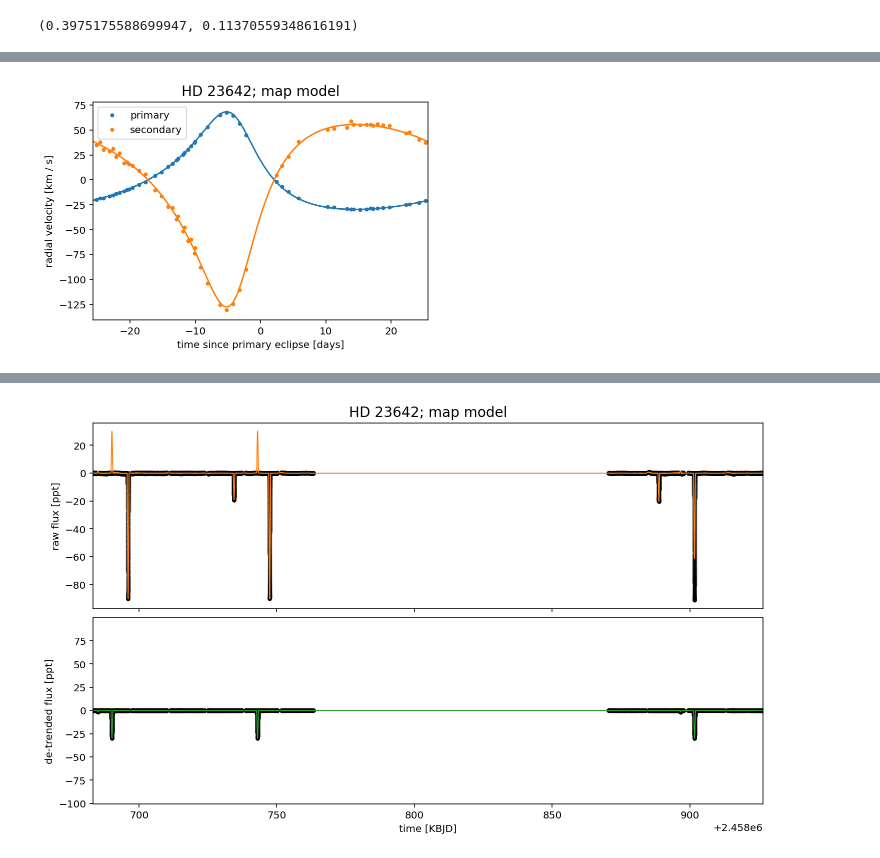
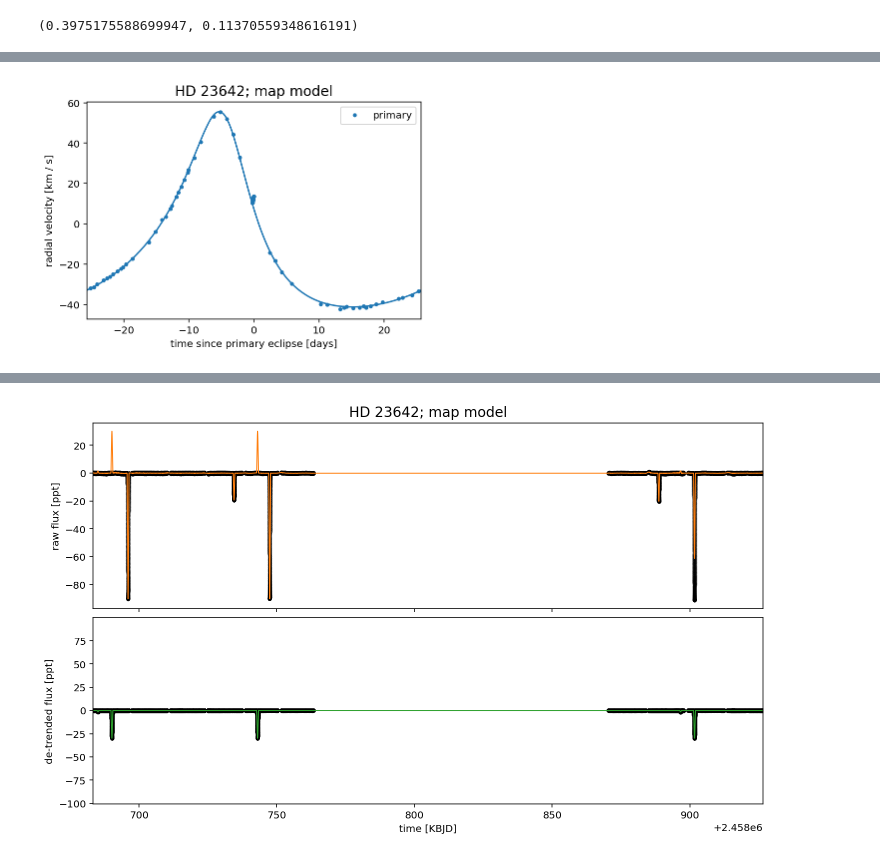
Before and after one commit to danhey/adra, a Jupyter notebook: Exoplanet model.ipynb, the cells around one changed output, grey strips where cells are left out. Drawn from its saved outputs; the diff is of its cells as text; code cells hidden in the pictures.

Commit message:
Exoplanet model

```diff
--- a/Exoplanet model.ipynb
+++ b/Exoplanet model.ipynb
@@ -41,9 +43,10 @@ _ = plt.ylabel("relative flux [ppt]")
 ref_rv = 2400000
 
 x_rv_primary, y_rv_primary = np.loadtxt('data/RV/SONG.txt', usecols=(0,1)).T
-x_rv_secondary, y_rv_secondary = np.loadtxt('data/RV/SONG_secondary.txt', usecols=(0,1)).T
+x_rv_primary += ref_rv
+# x_rv_secondary, y_rv_secondary = np.loadtxt('data/RV/SONG_secondary.txt', usecols=(0,1)).T
 
 plt.plot(x_rv_primary, y_rv_primary, '.k')
-plt.plot(x_rv_secondary, y_rv_secondary, '.k')
+# plt.plot(x_rv_secondary, y_rv_secondary, '.k')
 # %% [output]
 [<matplotlib.lines.Line2D at 0x...>]
@@ -51,22 +54,22 @@ plt.plot(x_rv_secondary, y_rv_secondary, '.k')
 # %%
-x_rv = np.ascontiguousarray(x_rv_primary + ref_rv, dtype=np.float64)
+x_rv = np.ascontiguousarray(x_rv_primary, dtype=np.float64)
 y1_rv = np.ascontiguousarray(y_rv_primary, dtype=np.float64)
 # y1_rv -= np.median(y1_rv)
-y2_rv = np.ascontiguousarray(y_rv_secondary, dtype=np.float64)
+# y2_rv = np.ascontiguousarray(y_rv_secondary, dtype=np.float64)
 # y2_rv -= np.median(y2_rv)
 
 
 fold = (x_rv - lit_t0 + 0.5 * lit_period) % lit_period - 0.5 * lit_period
 
-m = (fold < 1) & (fold > -1)
-x_rv = x_rv[~m]
-y1_rv = y1_rv[~m]
-y2_rv = y2_rv[~m]
+# # m = (fold < 1) & (fold > -1)
+# x_rv = x_rv[~m]
+# y1_rv = y1_rv[~m]
+# y2_rv = y2_rv[~m]
 fold = (x_rv - lit_t0 + 0.5 * lit_period) % lit_period - 0.5 * lit_period
 
 
 plt.plot(fold, y1_rv, ".", label="primary")
-plt.plot(fold, y2_rv, ".", label="secondary")
+# plt.plot(fold, y2_rv, ".", label="secondary")
 plt.legend(fontsize=10)
 plt.xlim(-0.5 * lit_period, 0.5 * lit_period)
 plt.ylabel("radial velocity [km / s]")
@@ -304,24 +312,23 @@ logp: -346.91038574383833 -> -171.31904287193152
 # %%
 period = map_soln["period"]
 t0 = map_soln["t0"]
 # mean = map_soln["mean_rv"]
 
 x_fold = (x_rv - t0 + 0.5 * period) % period - 0.5 * period
-plt.plot(fold, y1_rv - map_soln["mean_rv1"], ".", label="primary")
-plt.plot(fold, y2_rv - map_soln["mean_rv2"], ".", label="secondary")
+plt.plot(fold, y1_rv, ".", label="primary")
+# plt.plot(fold, y2_rv - map_soln["mean_rv2"], ".", label="secondary")
 
 x_phase = np.linspace(-0.5 * period, 0.5 * period, 500)
 with model:
-    y1_mod, y2_mod = xo.eval_in_model(
-        [model.model_rv1(x_phase + t0), model.model_rv2(x_phase + t0)], map_soln
+    y1_mod = xo.eval_in_model(
+        model.model_rv1(x_phase + t0), map_soln
     )
-plt.plot(x_phase, y1_mod - map_soln["mean_rv1"], "C0")
-plt.plot(x_phase, y2_mod - map_soln["mean_rv2"], "C1")
+plt.plot(x_phase, y1_mod, "C0")
 
 plt.legend(fontsize=10)
 plt.xlim(-0.5 * period, 0.5 * period)
 plt.ylabel("radial velocity [km / s]")
 plt.xlabel("time since primary eclipse [days]")
 _ = plt.title("HD 23642; map model", fontsize=14)
 # %% [output]
-[figure, old version]
+[figure, new version]
```
Also changed, not shown: parts of 10 cells of this notebook, 1 other file.
